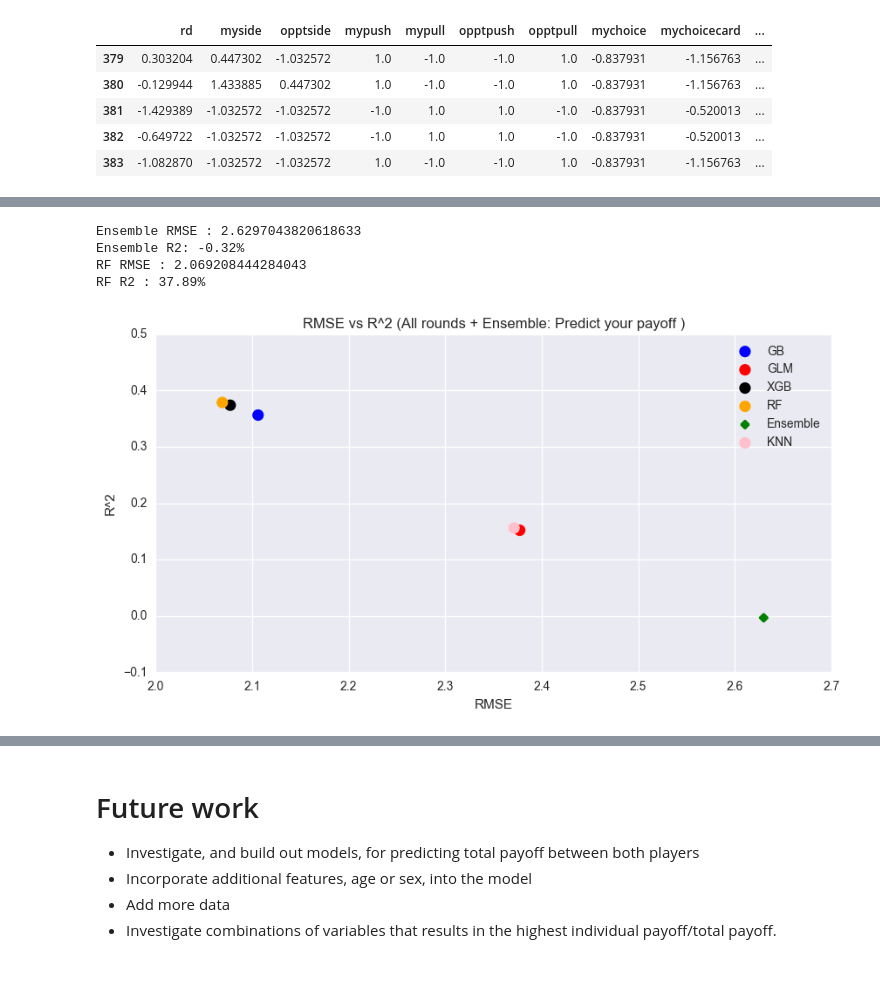
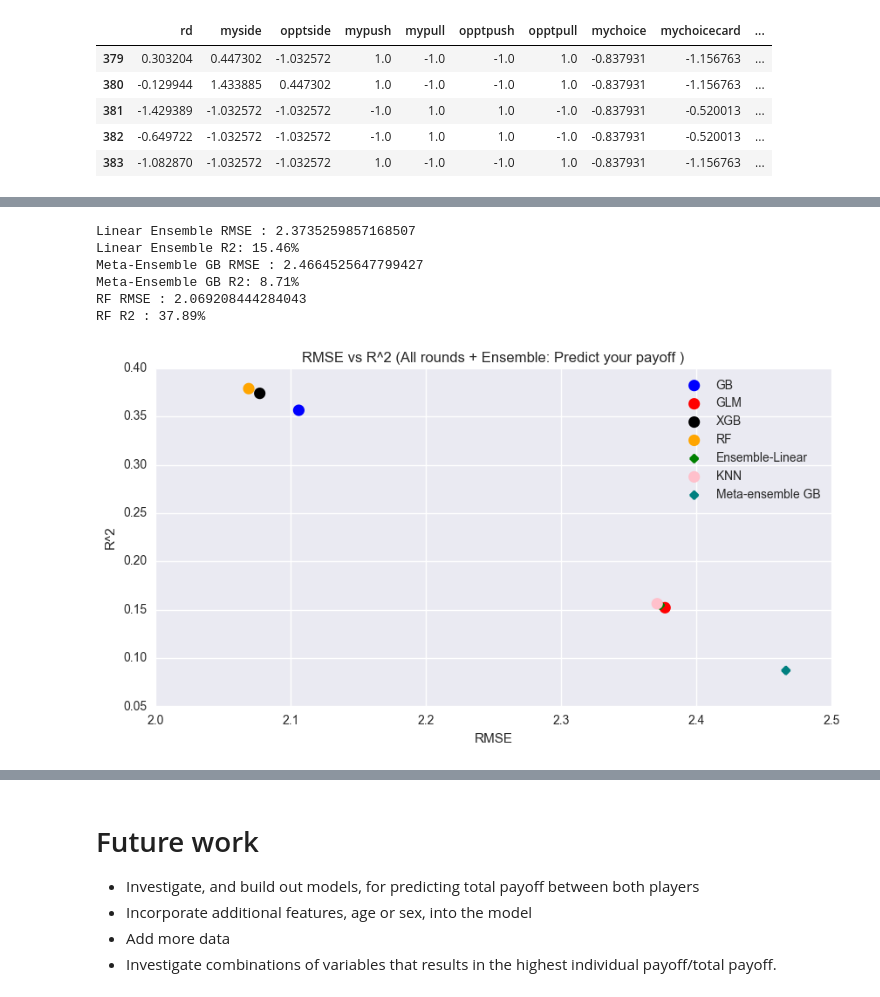
Before and after one commit to jonhilgart22/Galvanize-Machine-Learning-I, a Jupyter notebook: Final_Project_Ultimatum_Game/ML_Final_Ultimatum_Game.ipynb, the cells around one changed output, grey strips where cells are left out. Saved outputs shown, nothing was run; the diff lists cells and outputs as text; code cells hidden in the pictures.

```diff
--- a/Final_Project_Ultimatum_Game/ML_Final_Ultimatum_Game.ipynb
+++ b/Final_Project_Ultimatum_Game/ML_Final_Ultimatum_Game.ipynb
@@ -2008,8 +2042,8 @@ array([[ 6.30057991,  4.44910049,  3.96739727,  4.82985703,  4.63157895],
 # %%
-ensemble_rmse = \
-euclidean(test_predictions_df.actual_test,\
-stacked_model.predict(np.array(test_predictions_df[['GLM_scaled_test','XGB_test','GB_test','RF_test','KNN_test']])))/ sqrt(len(test_predictions_df.actual_test))
+linear_ensemble_rmse = \
+euclidean(final_predictions_test_df.actual_test,\
+stacked_model.predict(np.array(final_predictions_test_df[['GLM_scaled_test','XGB_test','GB_test','RF_test','KNN_test']])))/ sqrt(len(test_predictions_df.actual_test))
 ## R2
-ensemble_r2_score = \
-r2_score(test_predictions_df.actual_test,\
-stacked_model.predict(np.array(test_predictions_df[['GLM_scaled_test','XGB_test','GB_test','RF_test','KNN_test']])))
+linear_ensemble_r2_score = \
+r2_score(final_predictions_test_df.actual_test,\
+stacked_model.predict(np.array(final_predictions_test_df[['GLM_scaled_test','XGB_test','GB_test','RF_test','KNN_test']])))
@@ -2060,26 +2050,44 @@ Name: actual_test, dtype: int64
+# %%
+gb_ensemble_rmse = \
+euclidean(final_predictions_test_df.actual_test,\
+stacked_model_rf.predict(np.array(final_predictions_test_df[['rd', 'myside', 'opptside', 'mypush', 'mypull', 'opptpush', 'opptpull',
+       'mychoice', 'mychoicecard', 'GLM_scaled_test', 'GB_test', 'RF_test',
+       'XGB_test', 'KNN_test']])))/ sqrt(len(test_predictions_df.actual_test))
+## R2
+gb_ensemble_r2_score = \
+r2_score(final_predictions_test_df.actual_test,\
+stacked_model_rf.predict(np.array(final_predictions_test_df[['rd', 'myside', 'opptside', 'mypush', 'mypull', 'opptpush', 'opptpull',
+       'mychoice', 'mychoicecard', 'GLM_scaled_test', 'GB_test', 'RF_test',
+       'XGB_test', 'KNN_test']])))
 # %%
 plt.figure(figsize=(10,5))
 plt.scatter(best_gb_total_rmse,best_gb_total_r2,label='GB',color='b',linewidths=(5,5))
 plt.scatter(best_glmnet_total_rmse,best_glmnet_total_r2,label='GLM',color='r',linewidths=(5,5))
 plt.scatter(best_xgb_total_rmse,best_xgb_total_r2,label='XGB',color='black',linewidths=(5,5))
 plt.scatter(best_rf_total_rmse,best_rf_total_r2,label='RF',color='orange',linewidths=(5,5))
-plt.scatter(ensemble_rmse,ensemble_r2_score,label='Ensemble',color='green',marker='x',linewidths=(5,5))
+plt.scatter(linear_ensemble_rmse,linear_ensemble_r2_score,label='Ensemble-Linear',color='green',marker='x',linewidths=(5,5))
 plt.scatter(best_knn_total_rmse,best_knn_total_r2,label='KNN',color='pink',linewidths=(5,5))
+plt.scatter(gb_ensemble_rmse,gb_ensemble_r2_score,label='Meta-ensemble GB',color='teal',marker='x',linewidths=(5,5))
+
 plt.title('RMSE vs R^2 (All rounds + Ensemble: Predict your payoff )')
 plt.xlabel('RMSE')
 plt.ylabel('R^2')
 plt.legend();
 
-print("Ensemble RMSE : {}".format(ensemble_rmse))
-print('Ensemble R2: {:.2%}'.format(ensemble_r2_score))
+print("Linear Ensemble RMSE : {}".format(linear_ensemble_rmse))
+print('Linear Ensemble R2: {:.2%}'.format(linear_ensemble_r2_score))
+print("Meta-Ensemble GB RMSE : {}".format(gb_ensemble_rmse))
+print('Meta-Ensemble GB R2: {:.2%}'.format(gb_ensemble_r2_score))
 print("RF RMSE : {}".format(best_rf_total_rmse))
 print('RF R2 : {:.2%}'.format(best_rf_total_r2))
 # %% [output]
-Ensemble RMSE : 2.6297043820618633
-Ensemble R2: -0.32%
+Linear Ensemble RMSE : 2.3735259857168507
+Linear Ensemble R2: 15.46%
+Meta-Ensemble GB RMSE : 2.4664525647799427
+Meta-Ensemble GB R2: 8.71%
 RF RMSE : 2.069208444284043
 RF R2 : 37.89%
-[figure, old version]
+[figure, new version]
 # %%
 plt.figure(figsize=(9,5))
 plt.scatter(predictions_df['GLM_scaled_train'],predictions_df['actual_training'],label='GLM',alpha=.7)
```
Also changed, not shown: parts of 31 cells of this notebook.
